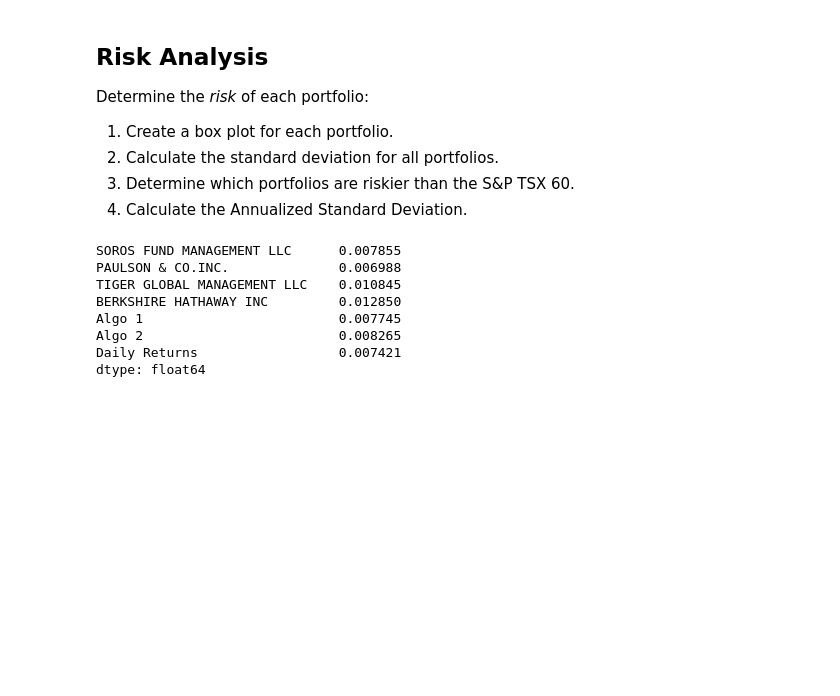
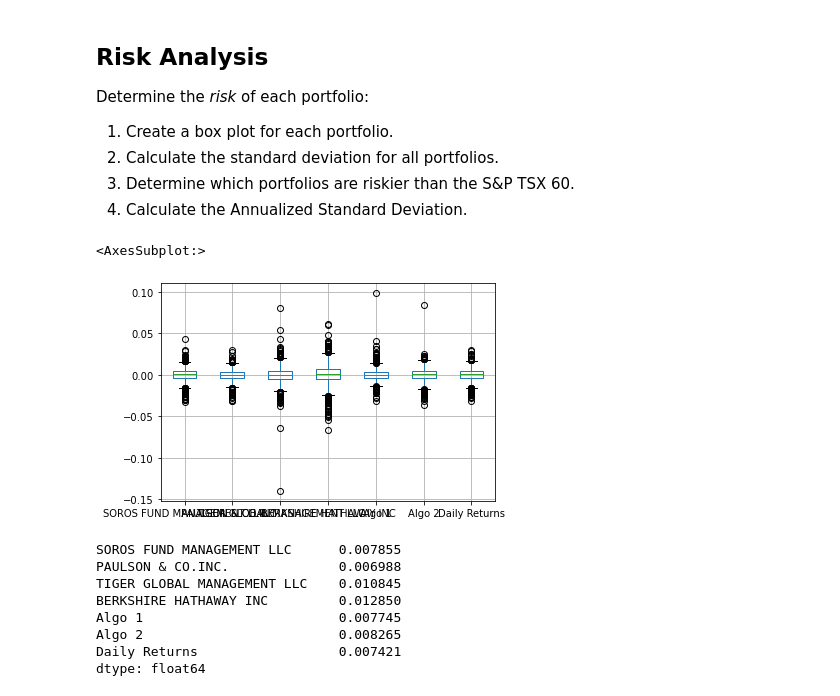
Before and after one commit to ObyNtech/module_4_challenge, a Jupyter notebook: whale_analysis.ipynb, the cells around one changed output. Saved outputs shown, nothing was run; the diff lists cells and outputs as text; code cells hidden in the pictures; blank space fills up the shorter version.

```diff
--- a/whale_analysis.ipynb
+++ b/whale_analysis.ipynb
@@ -131,6 +275,10 @@ Determine the _risk_ of each portfolio:
 5. Calculate the Annualized Standard Deviation.
 # %%
 # Box plot to visually show risk
+combined_data_df.boxplot()
+# %% [output]
+<AxesSubplot:>
+[figure, added]
 # %%
 # Calculate the daily standard deviations of all portfolios
 daily_std_combined_data = combined_data_df.std()
```
Also changed, not shown: parts of 24 cells of this notebook.
